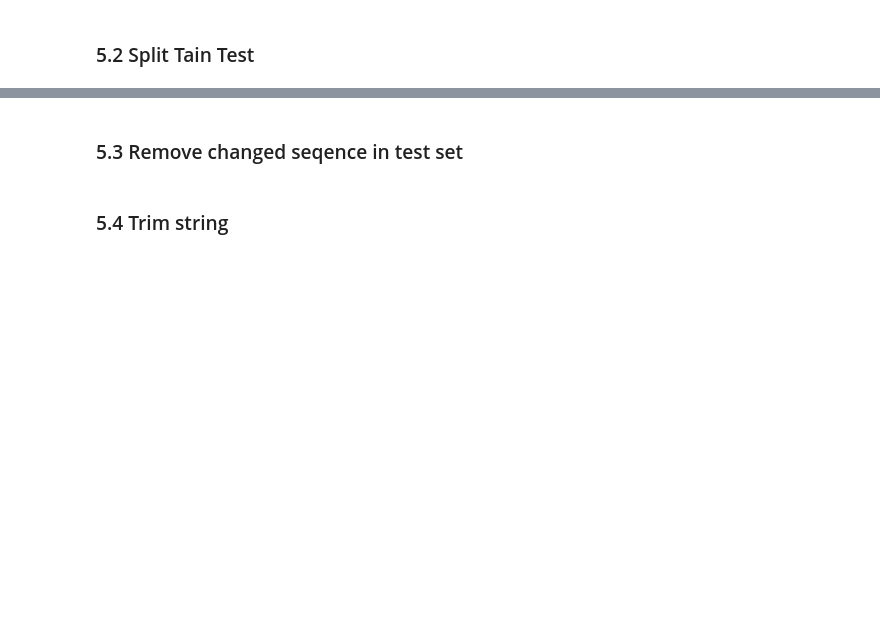
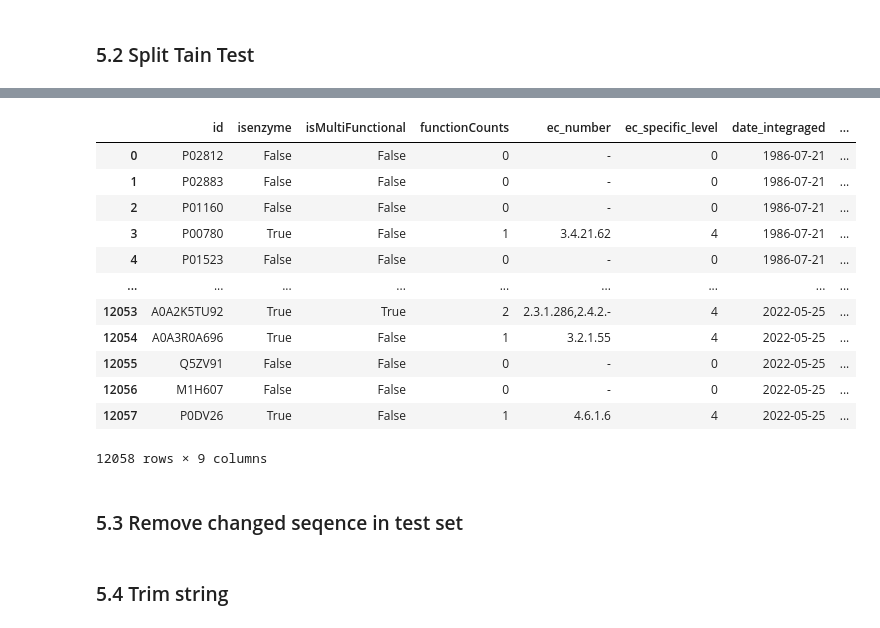
Before and after one commit to kingstdio/ECRECer, a Jupyter notebook: prepare_task_dataset.ipynb, the cells around one changed output, grey strips where cells are left out. Drawn from its saved outputs; the diff is of its cells as text; code cells hidden in the pictures; blank space fills up the shorter version.

```diff
--- a/prepare_task_dataset.ipynb
+++ b/prepare_task_dataset.ipynb
@@ -145,8 +191,30 @@ sprot2022.to_feather(cfg.DIR_UNIPROT + '/snap202202.feather')
 # %%
 train = sprot2018.iloc[:,np.r_[0,2:8,10:12]]
-test = sprot2022.iloc[:,np.r_[0,2:8,10:12]]
-test =test[~test.seq.isin(train.seq)]
-test.reset_index(drop=True, inplace=True)
+
+test_2020 = sprot2020.iloc[:,np.r_[0,2:8,10:12]]
+test_2022 = sprot2022.iloc[:,np.r_[0,2:8,10:12]]
+
+test_2020 =test_2020[~test_2020.seq.isin(train.seq)]
+test_2020.reset_index(drop=True, inplace=True)
+
+test_2022 =test_2022[~test_2022.seq.isin(train.seq)]
+test_2022.reset_index(drop=True, inplace=True)
+# %%
+test_2022
+# %% [output]
+|  | id | isenzyme | isMultiFunctional | functionCounts | ec_number | ec_specific_level | date_integraged | ... |
+| 0 | P02812 | False | False | 0 | - | 0 | 1986-07-21 | ... |
+| 1 | P02883 | False | False | 0 | - | 0 | 1986-07-21 | ... |
+| 2 | P01160 | False | False | 0 | - | 0 | 1986-07-21 | ... |
+| 3 | P00780 | True | False | 1 | 3.4.21.62 | 4 | 1986-07-21 | ... |
+| 4 | P01523 | False | False | 0 | - | 0 | 1986-07-21 | ... |
+| ... | ... | ... | ... | ... | ... | ... | ... | ... |
+| 12053 | A0A2K5TU92 | True | True | 2 | 2.3.1.286,2.4.2.- | 4 | 2022-05-25 | ... |
+| 12054 | A0A3R0A696 | True | False | 1 | 3.2.1.55 | 4 | 2022-05-25 | ... |
+| 12055 | Q5ZV91 | False | False | 0 | - | 0 | 2022-05-25 | ... |
+| 12056 | M1H607 | False | False | 0 | - | 0 | 2022-05-25 | ... |
+| 12057 | P0DV26 | True | False | 1 | 4.6.1.6 | 4 | 2022-05-25 | ... |
+12058 rows × 9 columns
 # %% [markdown]
 ### 5.3 Remove changed seqence in test set
 # %%
```
Also changed, not shown: parts of 18 cells of this notebook, 13 other files.
